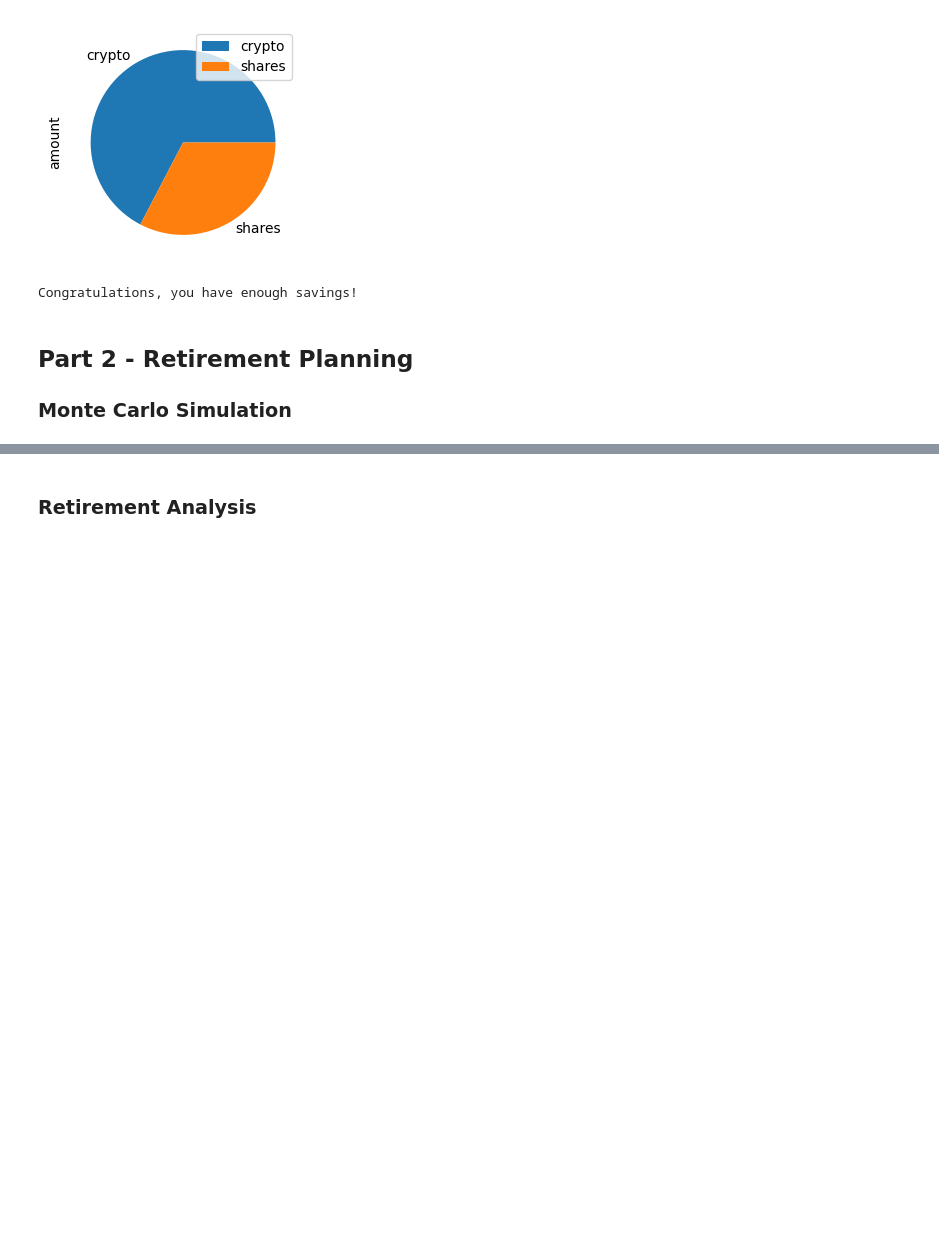
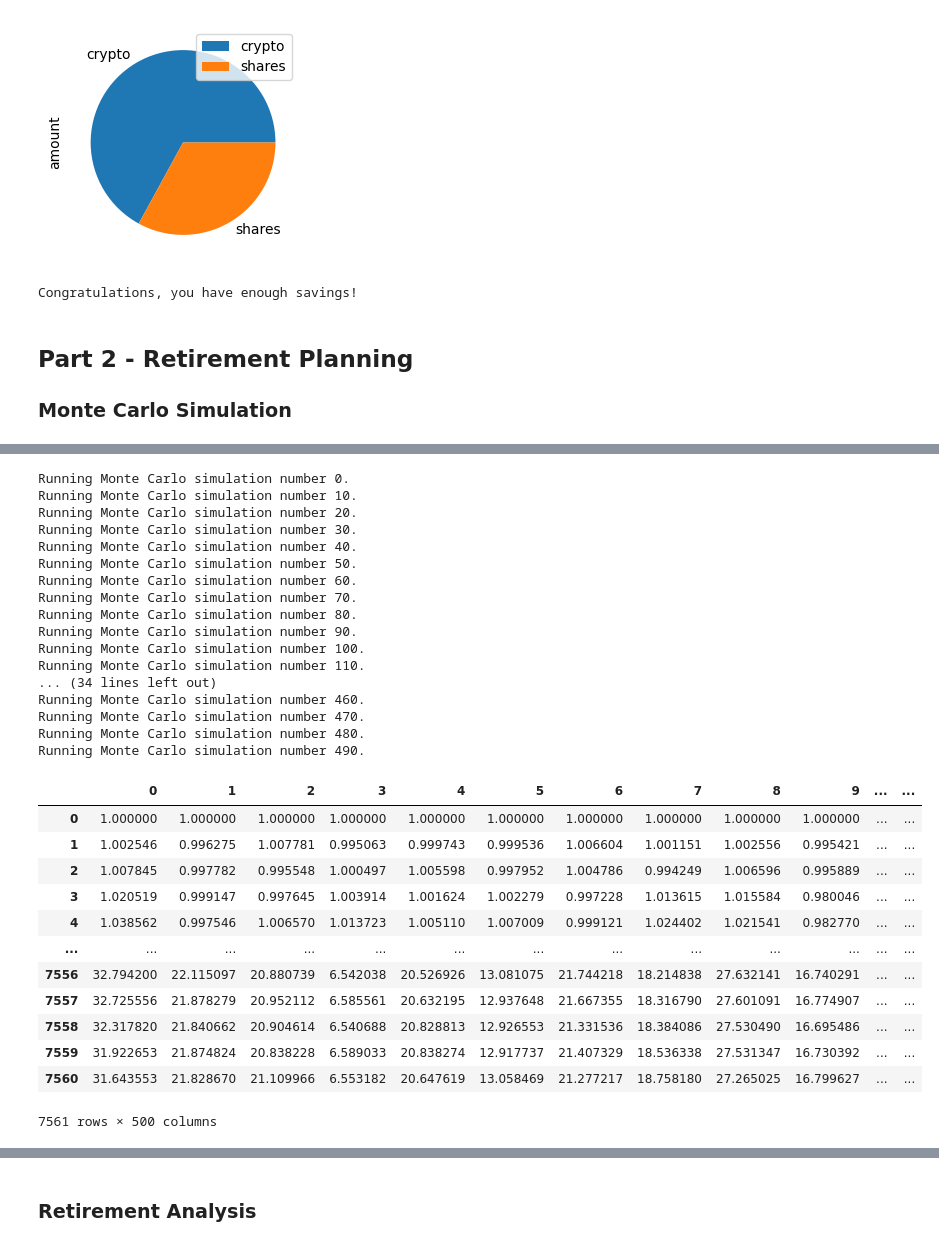
Before and after one commit to jdfwsp/financial_planning, a Jupyter notebook: financial-planner.ipynb, the cells around one changed output, grey strips where cells are left out. Saved outputs shown, nothing was run; the diff lists cells and outputs as text; code cells hidden in the pictures; blank space fills up the shorter version.

```diff
--- a/financial-planner.ipynb
+++ b/financial-planner.ipynb
@@ -181,4 +201,36 @@ df_stock_data.head()
 # %%
-# Configuring a Monte Carlo simulation to forecast 30 years cumulative returns
+# Running a Monte Carlo simulation to forecast 30 years cumulative returns
 # YOUR CODE HERE!
+mc_sim_30.calc_cumulative_return()
+# %% [output]
+Running Monte Carlo simulation number 0.
+Running Monte Carlo simulation number 10.
+Running Monte Carlo simulation number 20.
+Running Monte Carlo simulation number 30.
+Running Monte Carlo simulation number 40.
+Running Monte Carlo simulation number 50.
+Running Monte Carlo simulation number 60.
+Running Monte Carlo simulation number 70.
+Running Monte Carlo simulation number 80.
+Running Monte Carlo simulation number 90.
+Running Monte Carlo simulation number 100.
+Running Monte Carlo simulation number 110.
+... (34 lines left out)
+Running Monte Carlo simulation number 460.
+Running Monte Carlo simulation number 470.
+Running Monte Carlo simulation number 480.
+Running Monte Carlo simulation number 490.
+|  | 0 | 1 | 2 | 3 | 4 | 5 | 6 | 7 | 8 | 9 | ... | ... |
+| 0 | 1.000000 | 1.000000 | 1.000000 | 1.000000 | 1.000000 | 1.000000 | 1.000000 | 1.000000 | 1.000000 | 1.000000 | ... | ... |
+| 1 | 1.002546 | 0.996275 | 1.007781 | 0.995063 | 0.999743 | 0.999536 | 1.006604 | 1.001151 | 1.002556 | 0.995421 | ... | ... |
+| 2 | 1.007845 | 0.997782 | 0.995548 | 1.000497 | 1.005598 | 0.997952 | 1.004786 | 0.994249 | 1.006596 | 0.995889 | ... | ... |
+| 3 | 1.020519 | 0.999147 | 0.997645 | 1.003914 | 1.001624 | 1.002279 | 0.997228 | 1.013615 | 1.015584 | 0.980046 | ... | ... |
+| 4 | 1.038562 | 0.997546 | 1.006570 | 1.013723 | 1.005110 | 1.007009 | 0.999121 | 1.024402 | 1.021541 | 0.982770 | ... | ... |
+| ... | ... | ... | ... | ... | ... | ... | ... | ... | ... | ... | ... | ... |
+| 7556 | 32.794200 | 22.115097 | 20.880739 | 6.542038 | 20.526926 | 13.081075 | 21.744218 | 18.214838 | 27.632141 | 16.740291 | ... | ... |
+| 7557 | 32.725556 | 21.878279 | 20.952112 | 6.585561 | 20.632195 | 12.937648 | 21.667355 | 18.316790 | 27.601091 | 16.774907 | ... | ... |
+| 7558 | 32.317820 | 21.840662 | 20.904614 | 6.540688 | 20.828813 | 12.926553 | 21.331536 | 18.384086 | 27.530490 | 16.695486 | ... | ... |
+| 7559 | 31.922653 | 21.874824 | 20.838228 | 6.589033 | 20.838274 | 12.917737 | 21.407329 | 18.536338 | 27.531347 | 16.730392 | ... | ... |
+| 7560 | 31.643553 | 21.828670 | 21.109966 | 6.553182 | 20.647619 | 13.058469 | 21.277217 | 18.758180 | 27.265025 | 16.799627 | ... | ... |
+7561 rows × 500 columns
 # %%
```
Also changed, not shown: parts of 23 cells of this notebook.
